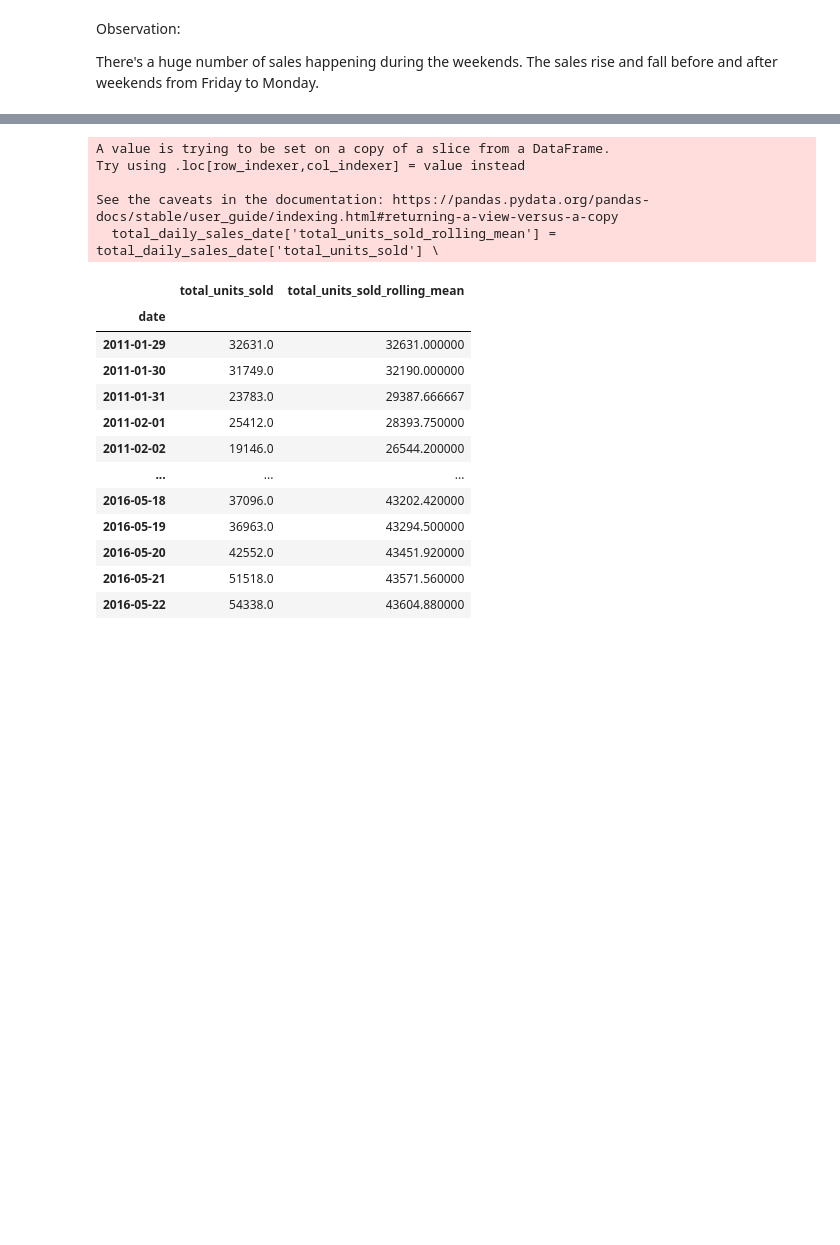
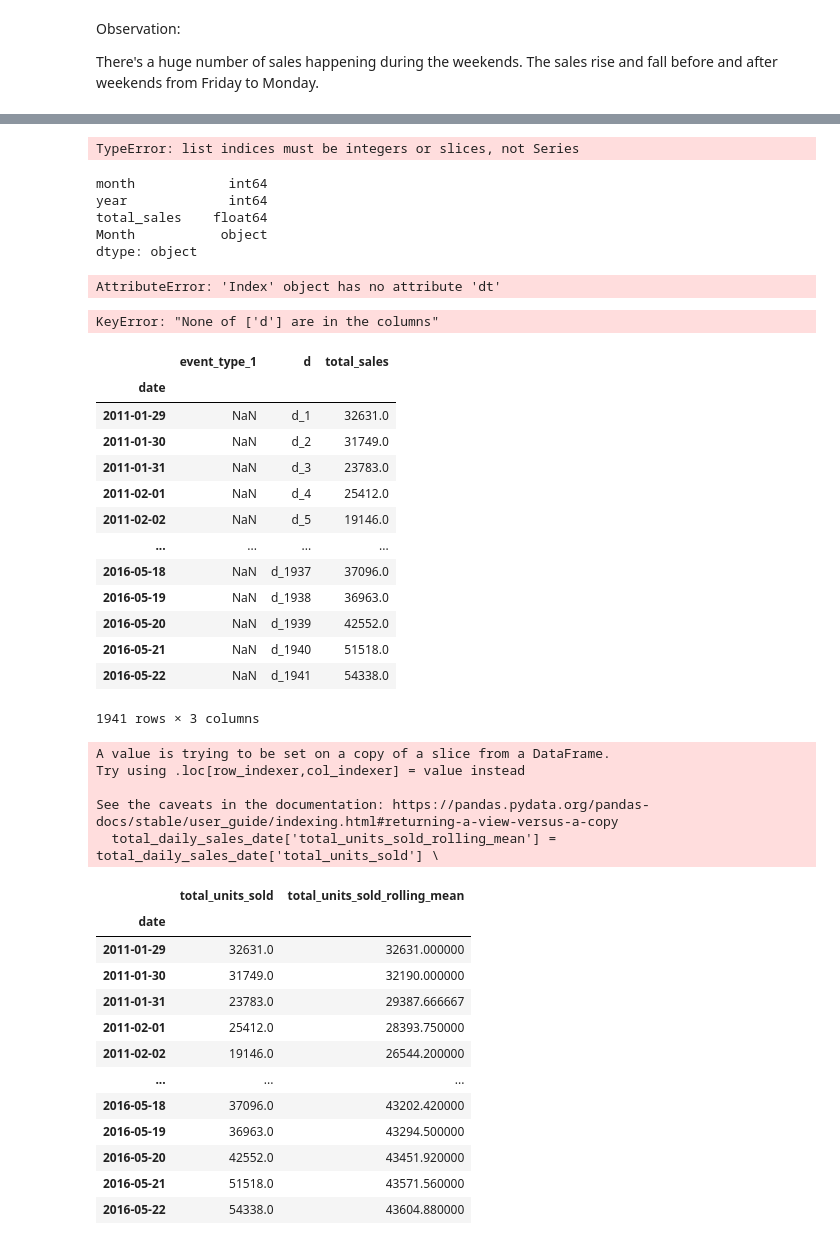
Before and after one commit to ElizabethSebastian/Sales-Forecasting, a Jupyter notebook: EDA.ipynb, the cells around one changed output, grey strips where cells are left out. Drawn from its saved outputs; the diff is of its cells as text; code cells hidden in the pictures; blank space fills up the shorter version.

```diff
--- a/EDA.ipynb
+++ b/EDA.ipynb
@@ -160,3 +178,5 @@ Observation:
 
 There's a huge number of sales happening during the weekends.
 The sales rise and fall before and after weekends from Friday to Monday.
+# %%
+sales.fillna('No_Event', inplace=True)
@@ -163,3 +366,70 @@ The sales rise and fall before and after weekends from Friday to Monday.
+# %%
+calendar.month_name[sales.month]
+# %% [output]
+TypeError: list indices must be integers or slices, not Series
+# %%
+temp.dtypes
+# %% [output]
+month            int64
+year             int64
+total_sales    float64
+Month           object
+dtype: object
+# %%
+# We are generating month names based on the date provided
+sales['Month'] = sales.index.dt.strftime('%B')
+
+# We are picking only the days column from sales csv, transposing it then summing it up, such that now total sales on a day is produced.
+#c = sales[days].T.sum(axis=1)
+# We are then converting it into a DataFrame, so that we can merge it with other DataFrames later
+#c = sales['total_sales']
+
+# we are picking the features Month,d and year from the cal csv till 1941 rows.
+#d = cal[['Month','d','year']][:1942]
+
+# We are then merging both c and d for our analysis
+temp = sales[['Month','year','total_sales']]
+
+# Now before summing up the sales on every month we are grouping those with their year and month and then summing it up.
+temp = temp.groupby(['year','Month']).sum().unstack()
+
+# As we have multiple levels of columns, we are dropping column names at level 1
+temp.columns = temp.columns.droplevel(level=0)
+
+# We are then generating date between 2 periods on Yearly start dates.
+a = pd.date_range(start='2011-01', end="2016-06", freq = 'YS')
+# %% [output]
+AttributeError: 'Index' object has no attribute 'dt'
+# %%
+"""We are picking the features event_type_1 and d from the cal csv then merging it with c and setting the index to be d and grouping it by event_type_1
+and taking a mean of it which gives the avg. sale of every product, we are again taking mean, this gives the avg. sale of total products on a weekday
+and then sorting by it's increasing order. We are taking average here because the days with no events are very high than days with events, hence summing
+those values will be improper."""
+
+d = sales[['event_type_1','d', 'total_sales']]
+#temp = c.merge(d,left_index=True, right_on='d')
+temp.set_index('d', inplace=True)
+temp = temp.groupby('event_type_1').mean().mean(axis=1).sort_values()
+y = [str(np.round(i/temp.sum()*100, 2))+'%' for i in temp.values]
+# %% [output]
+KeyError: "None of ['d'] are in the columns"
+# %%
+d
+# %% [output]
+|  | event_type_1 | d | total_sales |
+| date |  |  |  |
+| 2011-01-29 | NaN | d_1 | 32631.0 |
+| 2011-01-30 | NaN | d_2 | 31749.0 |
+| 2011-01-31 | NaN | d_3 | 23783.0 |
+| 2011-02-01 | NaN | d_4 | 25412.0 |
+| 2011-02-02 | NaN | d_5 | 19146.0 |
+| ... | ... | ... | ... |
+| 2016-05-18 | NaN | d_1937 | 37096.0 |
+| 2016-05-19 | NaN | d_1938 | 36963.0 |
+| 2016-05-20 | NaN | d_1939 | 42552.0 |
+| 2016-05-21 | NaN | d_1940 | 51518.0 |
+| 2016-05-22 | NaN | d_1941 | 54338.0 |
+1941 rows × 3 columns
 # %%
 total_daily_sales_date = sales[['total_sales']]
 total_daily_sales_date.index=sales.index
```
Also changed, not shown: parts of 21 cells of this notebook.
